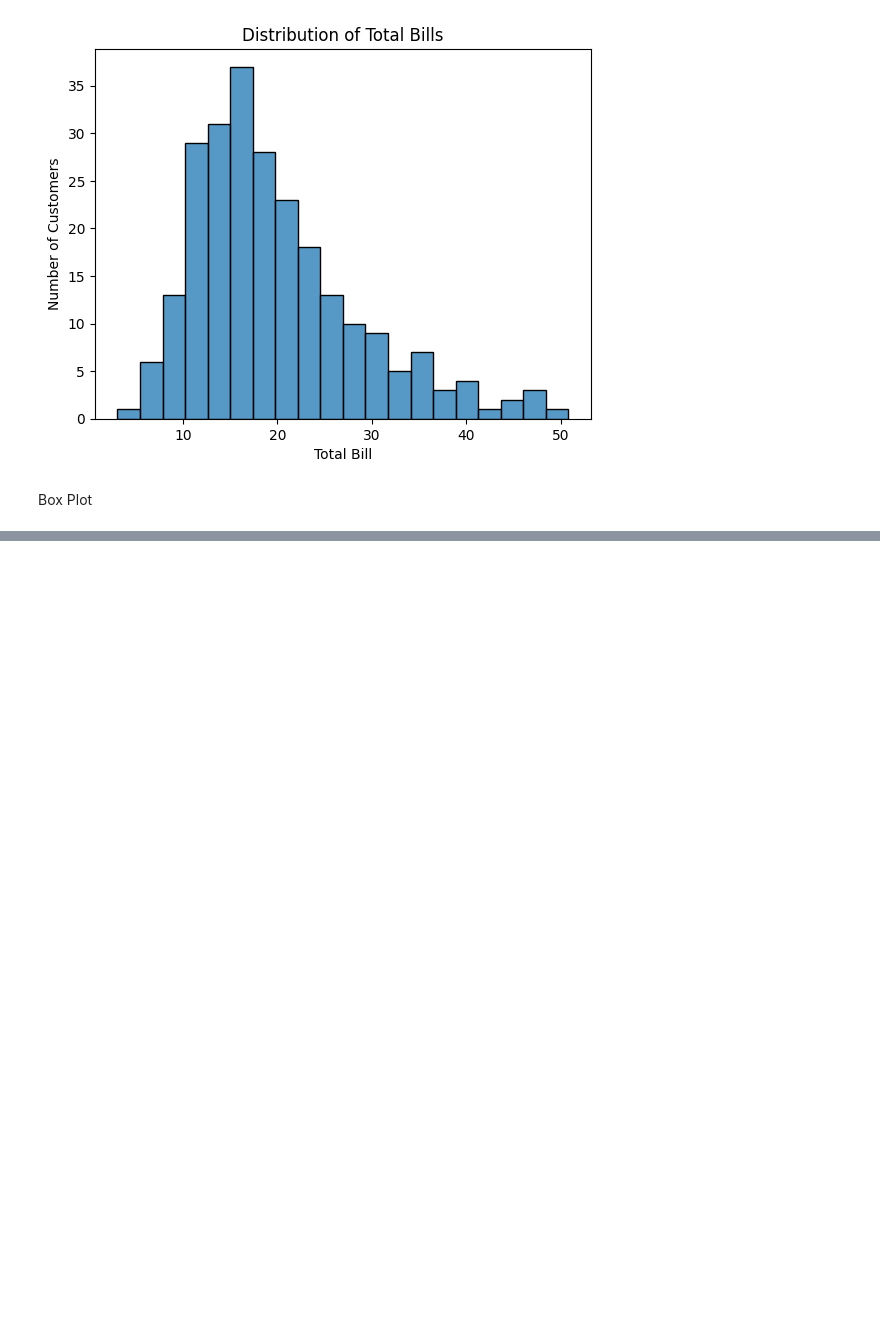
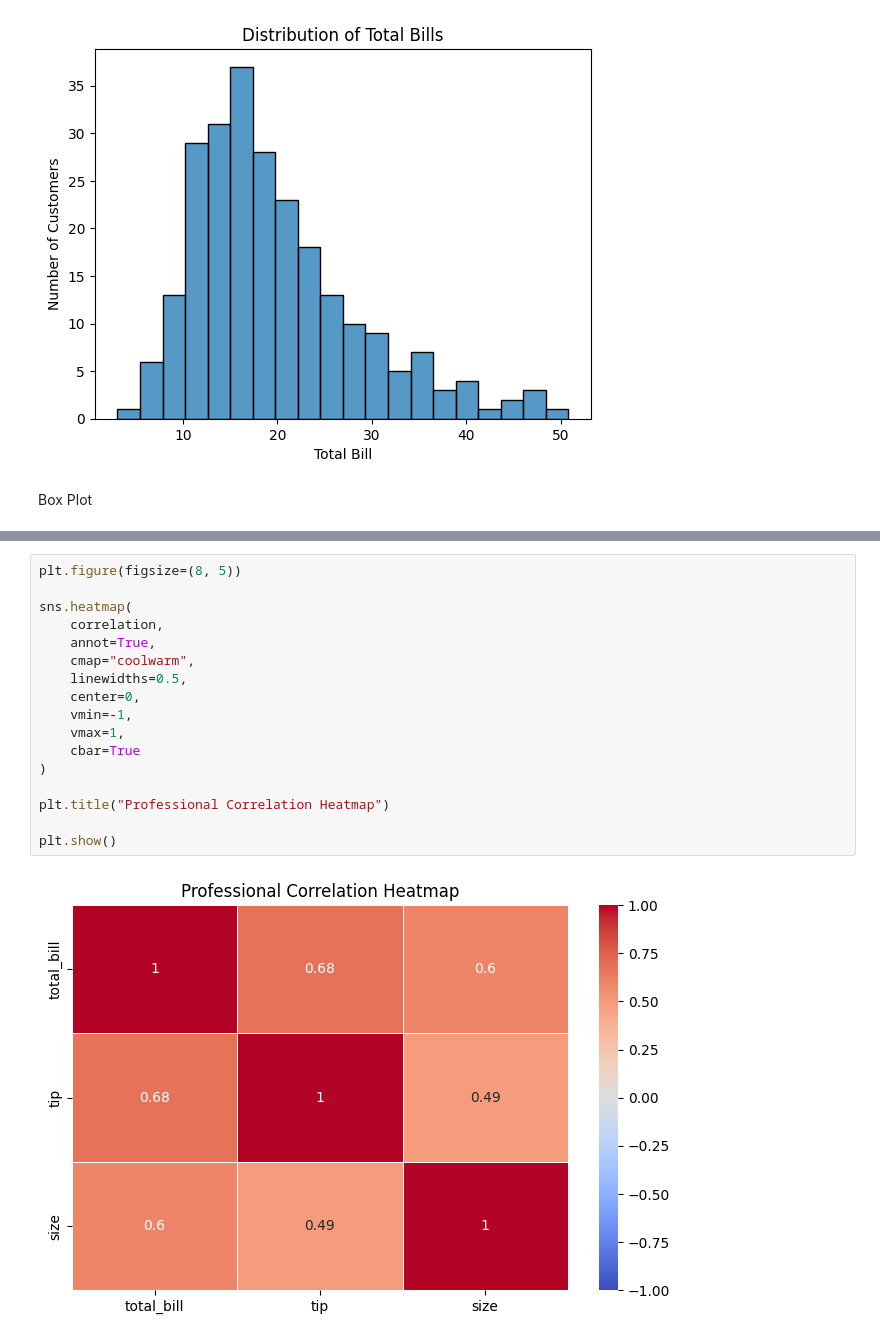
Before and after one commit to alizabetageri984-prog/matplotlib, a Jupyter notebook: SEABORN_DAY1.ipynb, the cells around one changed output, grey strips where cells are left out. Drawn from its saved outputs; the diff is of its cells as text; blank space fills up the shorter version.

```diff
--- a/SEABORN_DAY1.ipynb
+++ b/SEABORN_DAY1.ipynb
@@ -209,0 +323,19 @@ NameError: name 'df' is not defined
+# %%
+plt.figure(figsize=(8, 5))
+
+sns.heatmap(
+    correlation,
+    annot=True,
+    cmap="coolwarm",
+    linewidths=0.5,
+    center=0,
+    vmin=-1,
+    vmax=1,
+    cbar=True
+)
+
+plt.title("Professional Correlation Heatmap")
+
+plt.show()
+# %% [output]
+[figure, added]
```
Also changed, not shown: parts of 11 cells of this notebook.
